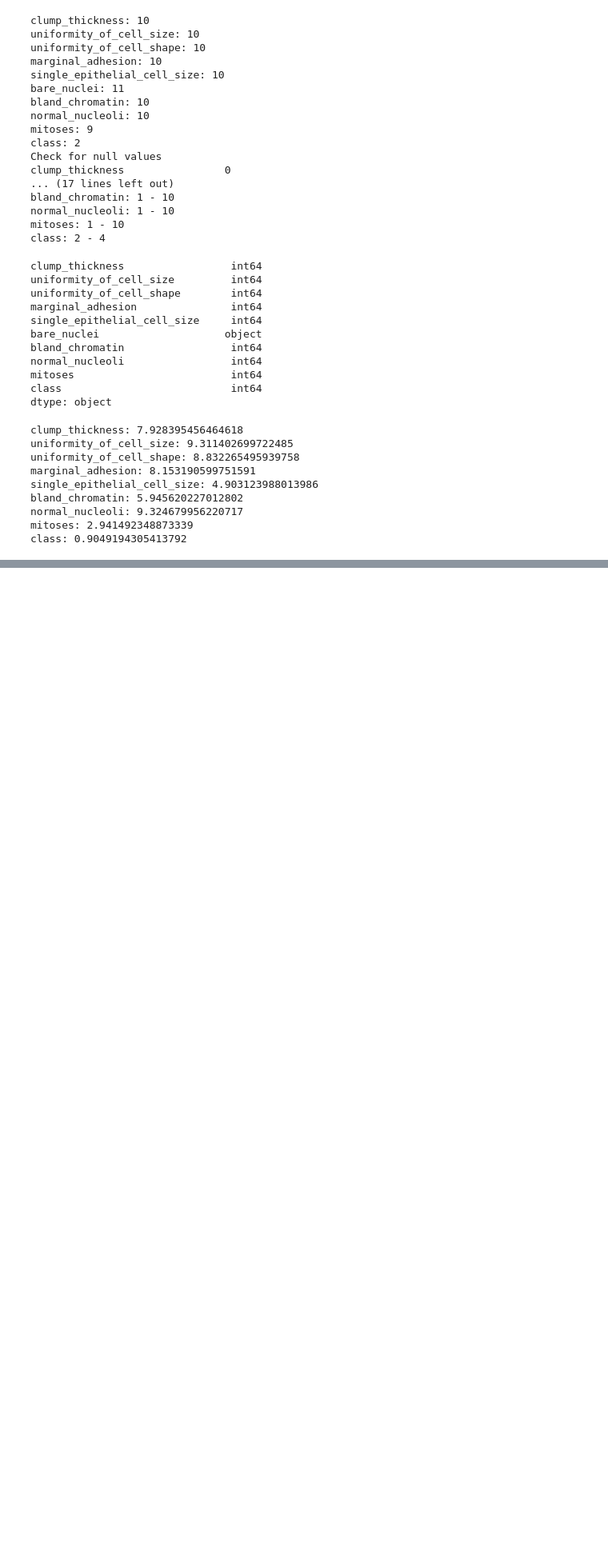
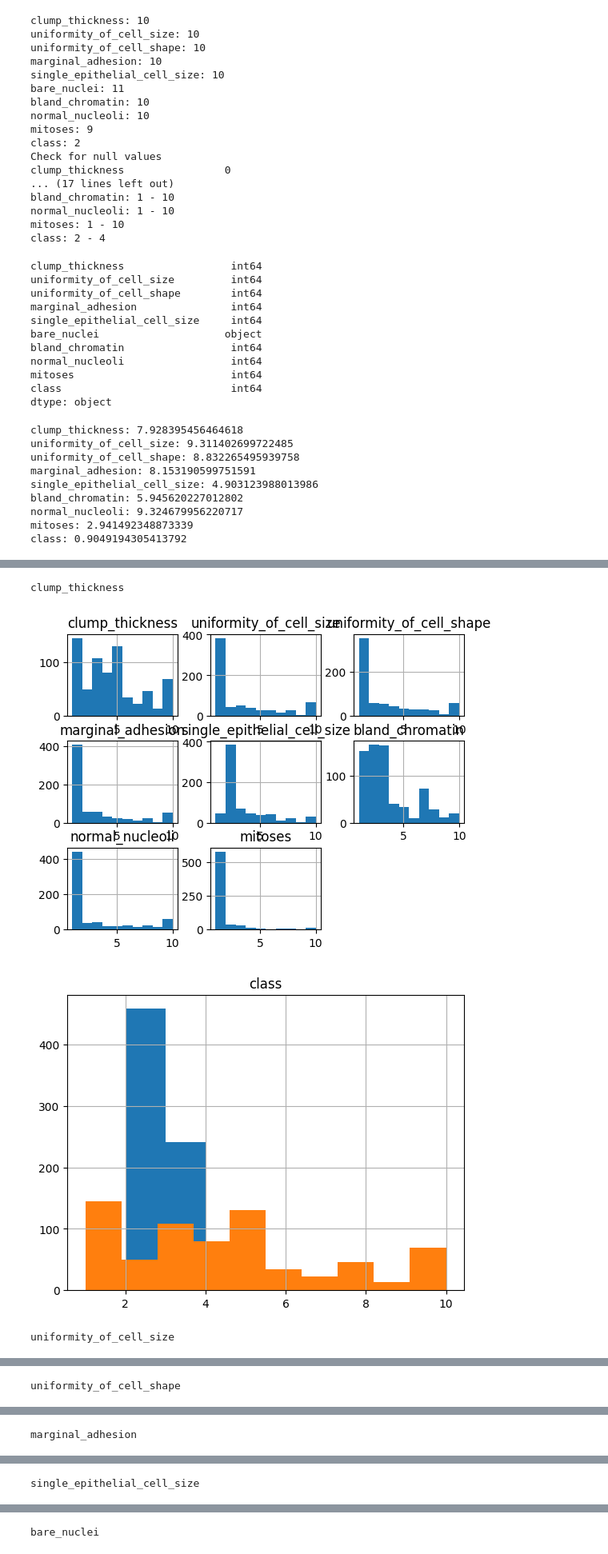
Before and after one commit to TeaToCodeConverter/2022-CN6005-GP-13-Coursework, a Jupyter notebook: EDA/EDA-Template.ipynb, the cells around one changed output, grey strips where cells are left out. Shown: that part at 80% size. Drawn from its saved outputs; the diff is of its cells as text; code cells hidden in the pictures; blank space fills up the shorter version.

```diff
--- a/EDA/EDA-Template.ipynb
+++ b/EDA/EDA-Template.ipynb
@@ -138,0 +160,19 @@ class: 0.9049194305413792
+# %%
+#histograms
+
+#combined columns
+
+l1.hist(column=['clump_thickness','uniformity_of_cell_size','uniformity_of_cell_shape','marginal_adhesion','single_epithelial_cell_size','bare_nuclei','bland_chromatin','normal_nucleoli','mitoses'])
+
+l1.hist(column=['class'],bins=2)
+
+#seperate
+for i in l1.columns:
+    print(f'{i}')
+    plt.hist(l1[i])
+    plt.show()
+# %% [output]
+clump_thickness
+[figure, added]
+[figure, added]
+uniformity_of_cell_size
@@ -138,0 +180 @@ class: 0.9049194305413792
+uniformity_of_cell_shape
@@ -138,0 +182 @@ class: 0.9049194305413792
+marginal_adhesion
@@ -138,0 +184 @@ class: 0.9049194305413792
+single_epithelial_cell_size
@@ -138,0 +186 @@ class: 0.9049194305413792
+bare_nuclei
```
Also changed, not shown: parts of 2 cells of this notebook, 1 other file.
